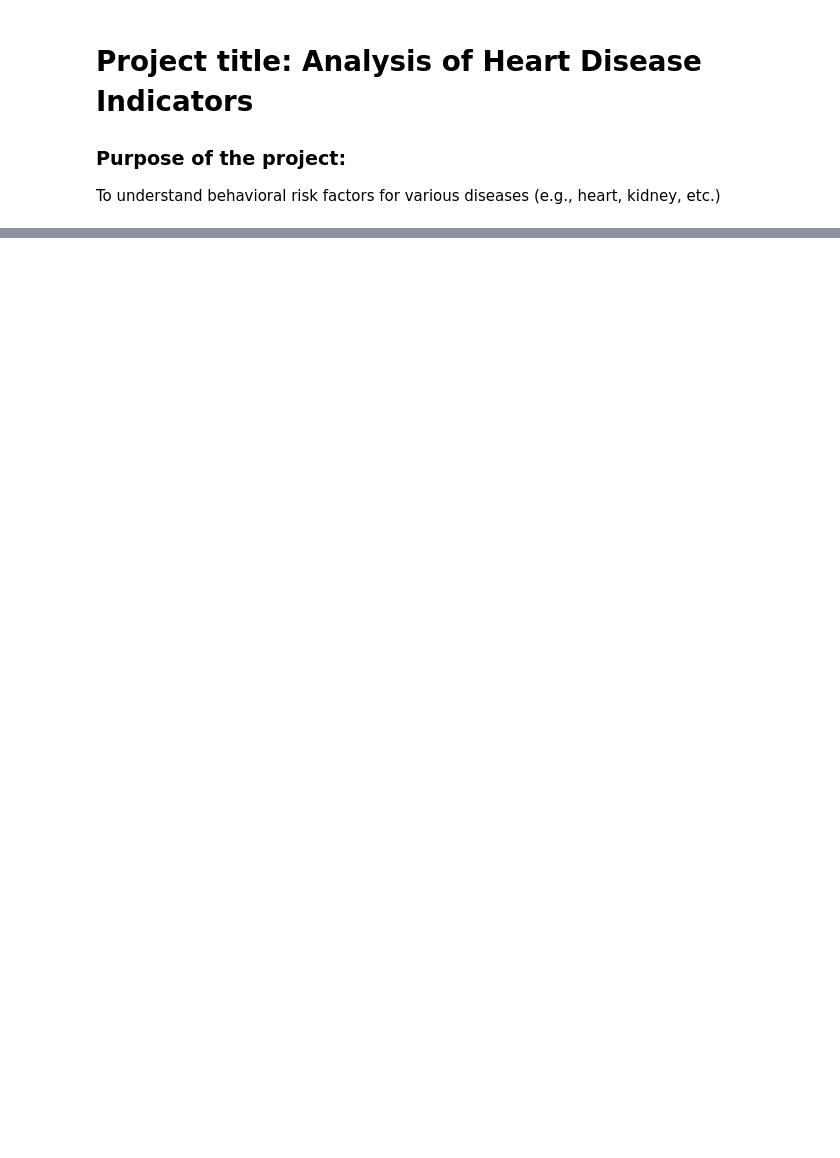
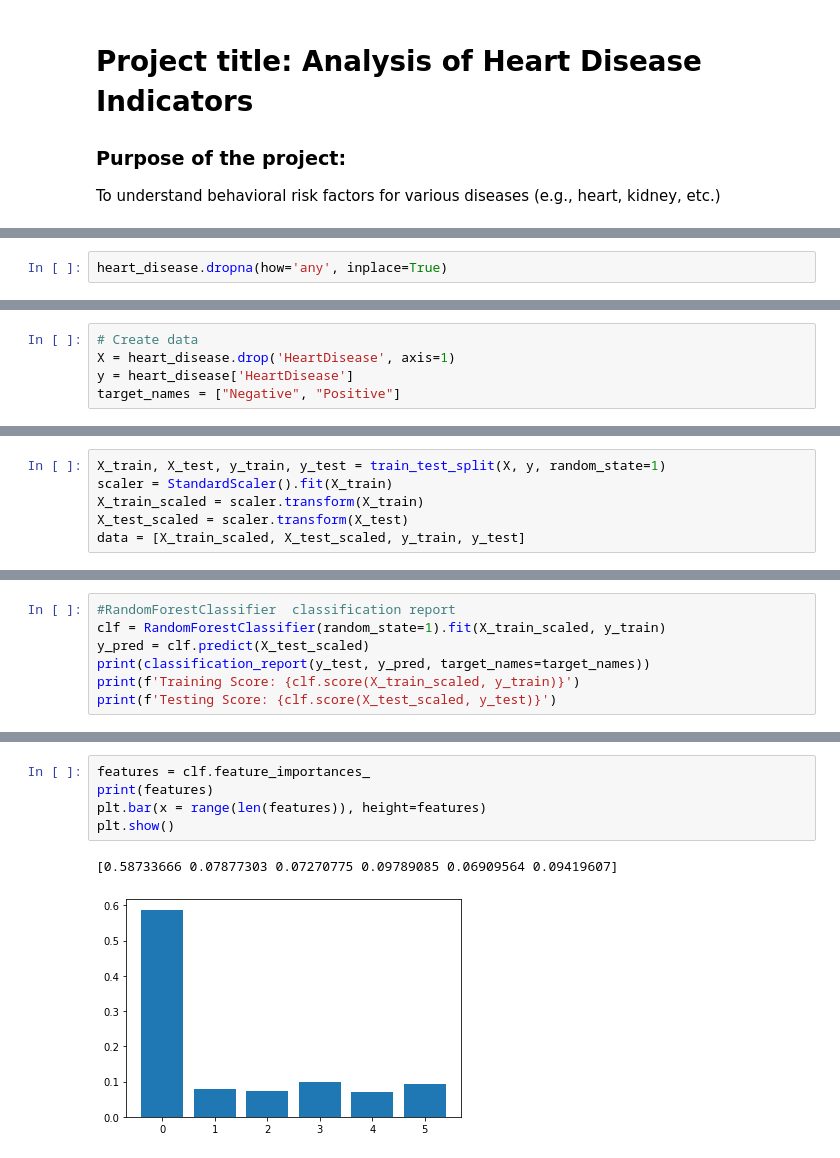
Before and after one commit to Elliott-dev/Indicators-of-Heart-Disease-Analysis, a Jupyter notebook: Indicators-of-Heart-Disease-Analysis.ipynb, the cells around one changed output, grey strips where cells are left out. Saved outputs shown, nothing was run; the diff lists cells and outputs as text; blank space fills up the shorter version.

Commit message:
Machine Learning Report

```diff
--- a/Indicators-of-Heart-Disease-Analysis.ipynb
+++ b/Indicators-of-Heart-Disease-Analysis.ipynb
@@ -94,3 +203,5 @@ heart_disease[column_yes_no] = heart_disease[column_yes_no].apply(lambda x: x.ma
+# %%
+heart_disease.dropna(how='any', inplace=True)
 # %%
 heart_disease
 # %% [output]
@@ -160,0 +221,5 @@ Heart_Disease_concat
+# %%
+# Create data
+X = heart_disease.drop('HeartDisease', axis=1)
+y = heart_disease['HeartDisease']
+target_names = ["Negative", "Positive"]
@@ -160,0 +233,6 @@ Heart_Disease_concat
+# %%
+X_train, X_test, y_train, y_test = train_test_split(X, y, random_state=1)
+scaler = StandardScaler().fit(X_train)
+X_train_scaled = scaler.transform(X_train)
+X_test_scaled = scaler.transform(X_test)
+data = [X_train_scaled, X_test_scaled, y_train, y_test]
@@ -160,0 +353,7 @@ Heart_Disease_concat
+# %%
+#RandomForestClassifier  classification report
+clf = RandomForestClassifier(random_state=1).fit(X_train_scaled, y_train)
+y_pred = clf.predict(X_test_scaled)
+print(classification_report(y_test, y_pred, target_names=target_names))
+print(f'Training Score: {clf.score(X_train_scaled, y_train)}')
+print(f'Testing Score: {clf.score(X_test_scaled, y_test)}')
@@ -160,0 +372,8 @@ Heart_Disease_concat
+# %%
+features = clf.feature_importances_
+print(features)
+plt.bar(x = range(len(features)), height=features)
+plt.show()
+# %% [output]
+[0.58733666 0.07877303 0.07270775 0.09789085 0.06909564 0.09419607]
+[figure, added]
```
Also changed, not shown: parts of 38 cells of this notebook.
